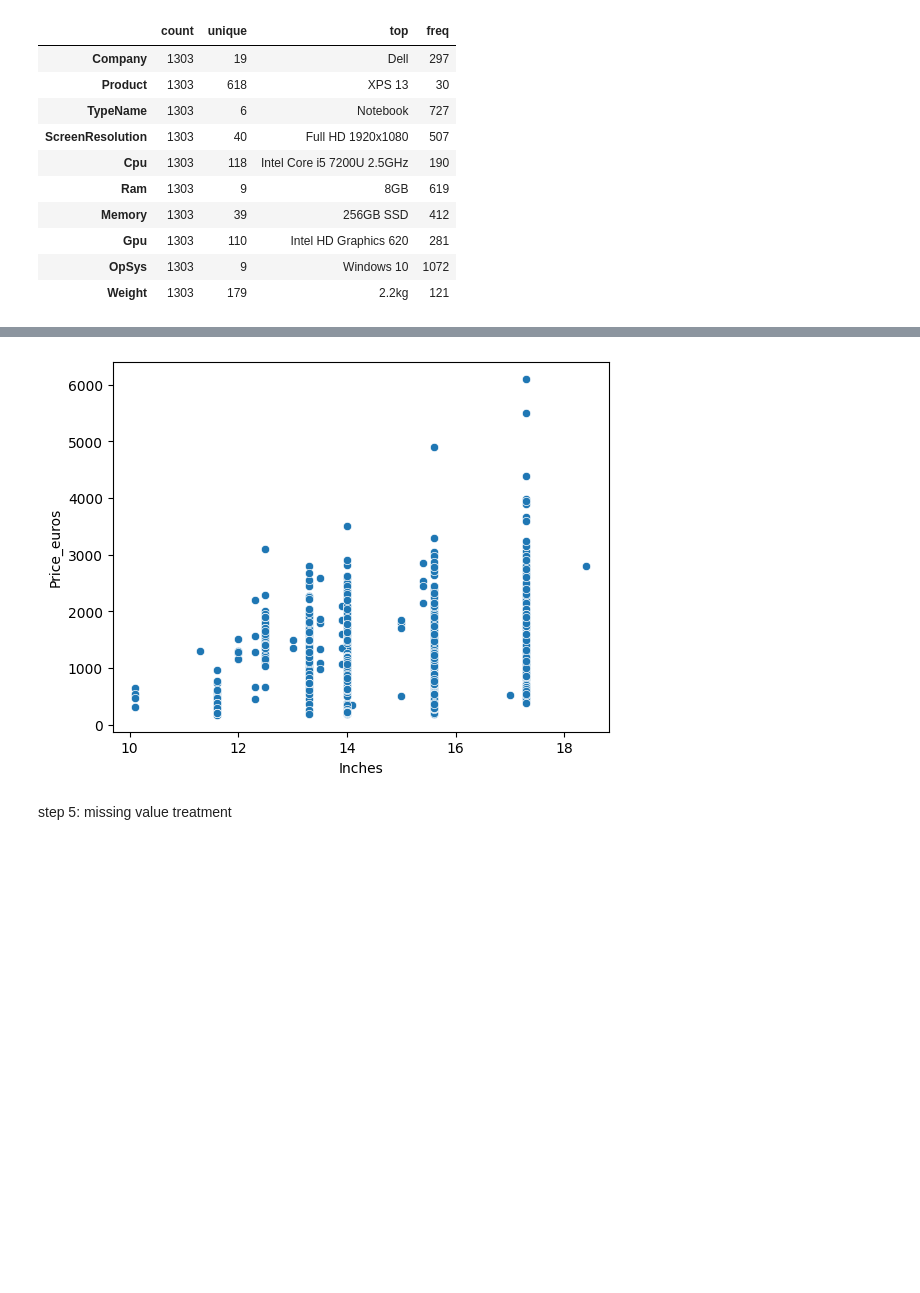
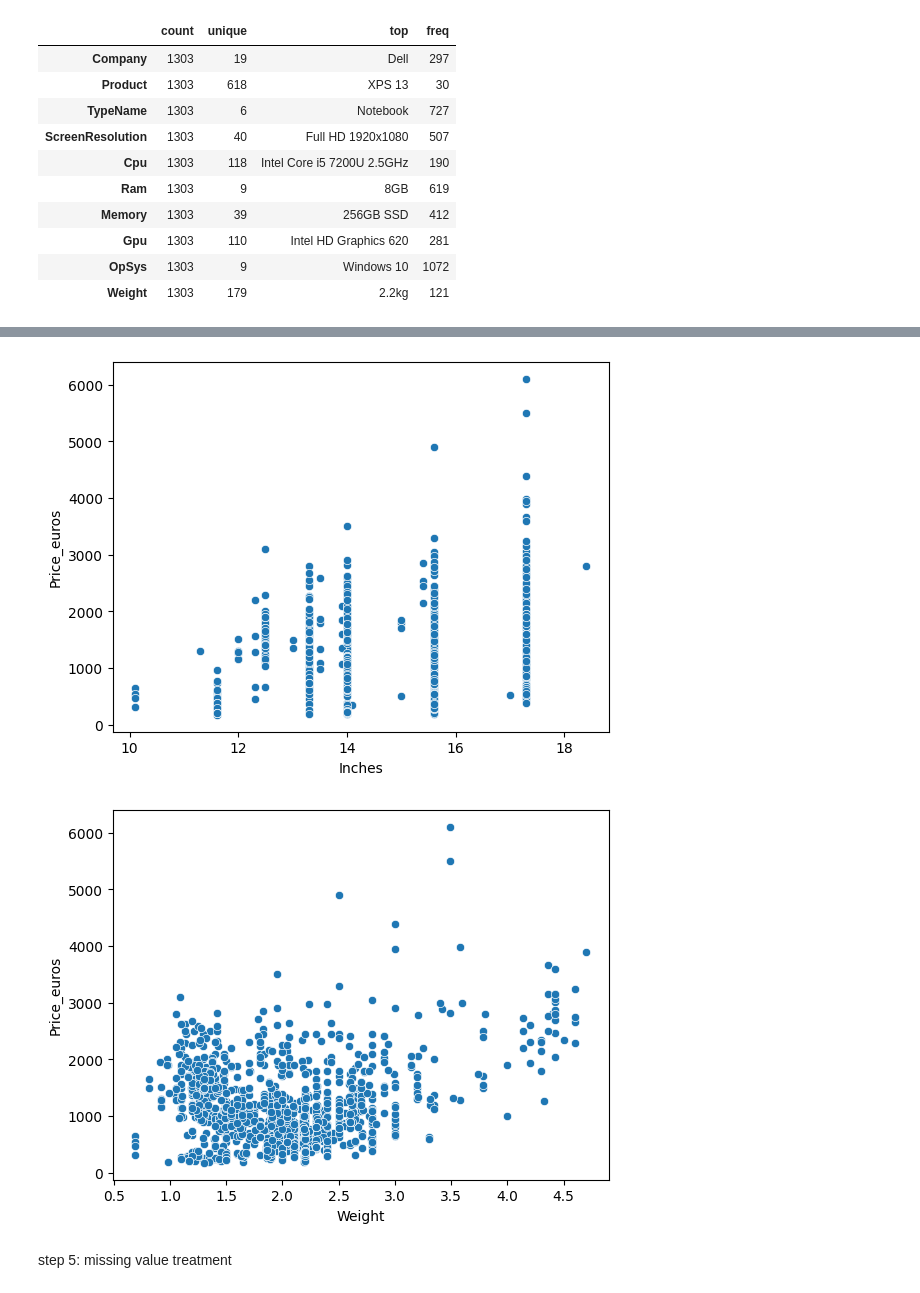
Before and after one commit to kuldipkorat/machine-learning-practice, a Jupyter notebook: price-model.ipynb, the cells around one changed output, grey strips where cells are left out. Saved outputs shown, nothing was run; the diff lists cells and outputs as text; code cells hidden in the pictures; blank space fills up the shorter version.

```diff
--- a/price-model.ipynb
+++ b/price-model.ipynb
@@ -187,11 +191,12 @@ Index(['laptop_ID', 'Inches', 'Price_euros'], dtype='object')
 # %%
 # scatter plot to undersatnd the relationship
-for i in ['laptop_ID', 'Inches']:
+for i in ['laptop_ID', 'Inches','Weight']:
     sns.scatterplot(data=df,x=i,y='Price_euros')
     plt.show()
 # %% [output]
 [figure]
 [figure]
+[figure, added]
 # %% [markdown]
 step 5: missing value treatment
 # %%
```
Also changed, not shown: parts of 20 cells of this notebook, 3 other files.
